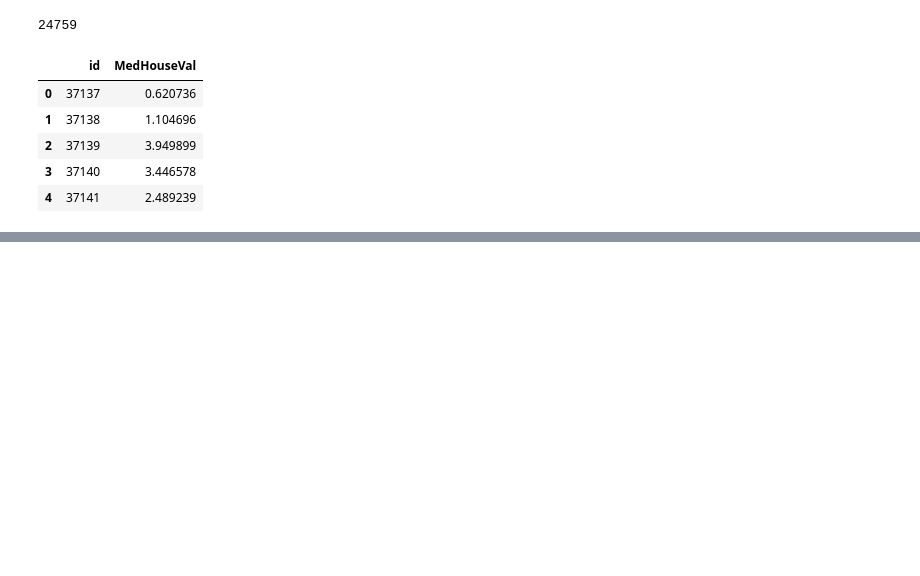
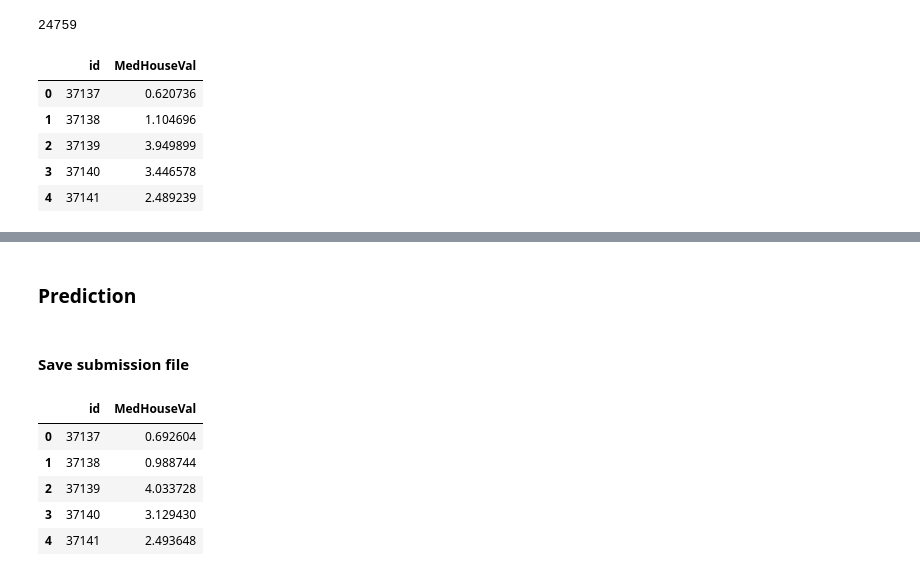
Before and after one commit to Extremesarova/competitions, a Jupyter notebook: playground_series/s3e1/notebooks/2-automl-ps-s3e1.ipynb, the cells around one changed output, grey strips where cells are left out. Cells and saved outputs as stored; diff of their text form; code cells hidden in the pictures; blank space fills up the shorter version.

Commit message:
Added LightAutoML baseline

```diff
--- a/playground_series/s3e1/notebooks/2-automl-ps-s3e1.ipynb
+++ b/playground_series/s3e1/notebooks/2-automl-ps-s3e1.ipynb
@@ -250,0 +288,14 @@ submission.to_csv('submission.csv', index=False)
+# %%
+task = Task('reg', metric = root_mean_squared_error, greater_is_better=False)
+
+roles = {
+    'target': target_col,
+    'drop': drop_cols
+}
+# %%
+automl = TabularAutoML(
+    task = task,
+    timeout = TIMEOUT,
+    cpu_limit = N_THREADS,
+    reader_params = {'n_jobs': N_THREADS, 'cv': N_FOLDS, 'random_state': SEED}
+)
@@ -250,0 +304,4 @@ submission.to_csv('submission.csv', index=False)
+# %%
+%%time
+
+oof_pred = automl.fit_predict(data, roles = roles, verbose = 1)
@@ -250,0 +326,16 @@ submission.to_csv('submission.csv', index=False)
+# %% [markdown]
+### Prediction
+# %%
+preds = automl.predict(test)
+# %% [markdown]
+#### Save submission file
+# %%
+submission = pd.DataFrame(data={'id': test["id"], 'MedHouseVal': preds.data[:, 0]})
+submission.head()
+# %% [output]
+|  | id | MedHouseVal |
+| 0 | 37137 | 0.692604 |
+| 1 | 37138 | 0.988744 |
+| 2 | 37139 | 4.033728 |
+| 3 | 37140 | 3.129430 |
+| 4 | 37141 | 2.493648 |
```
Also changed, not shown: parts of 17 cells of this notebook.
